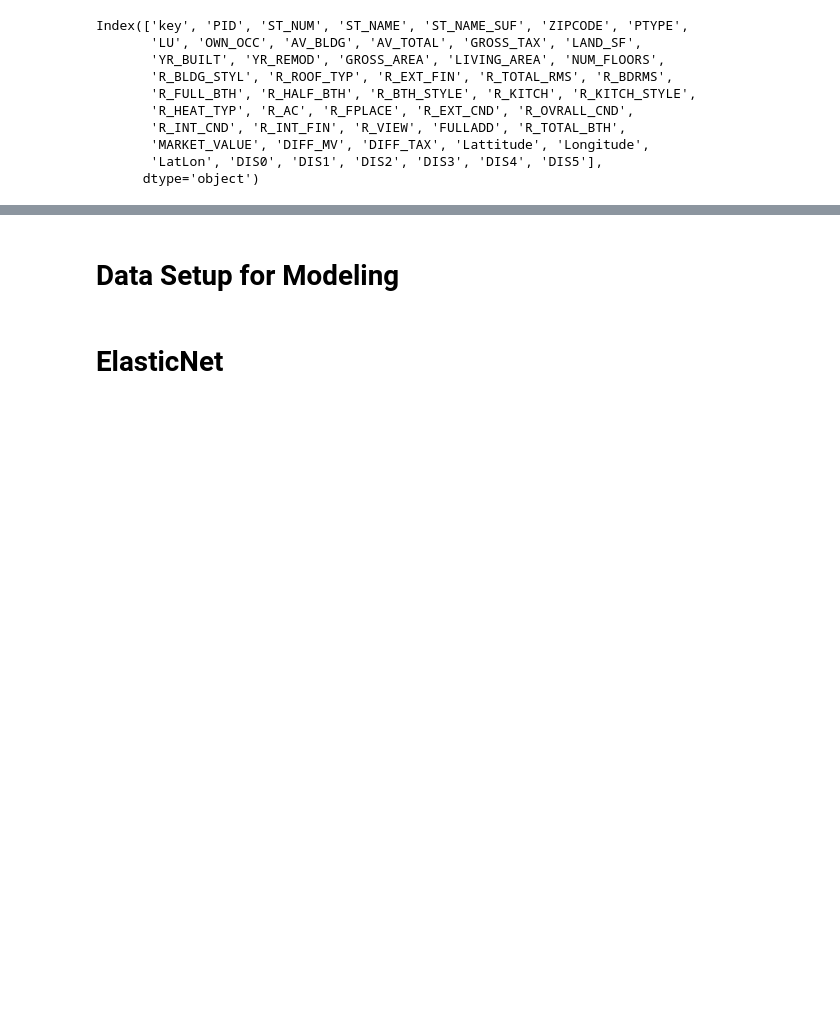
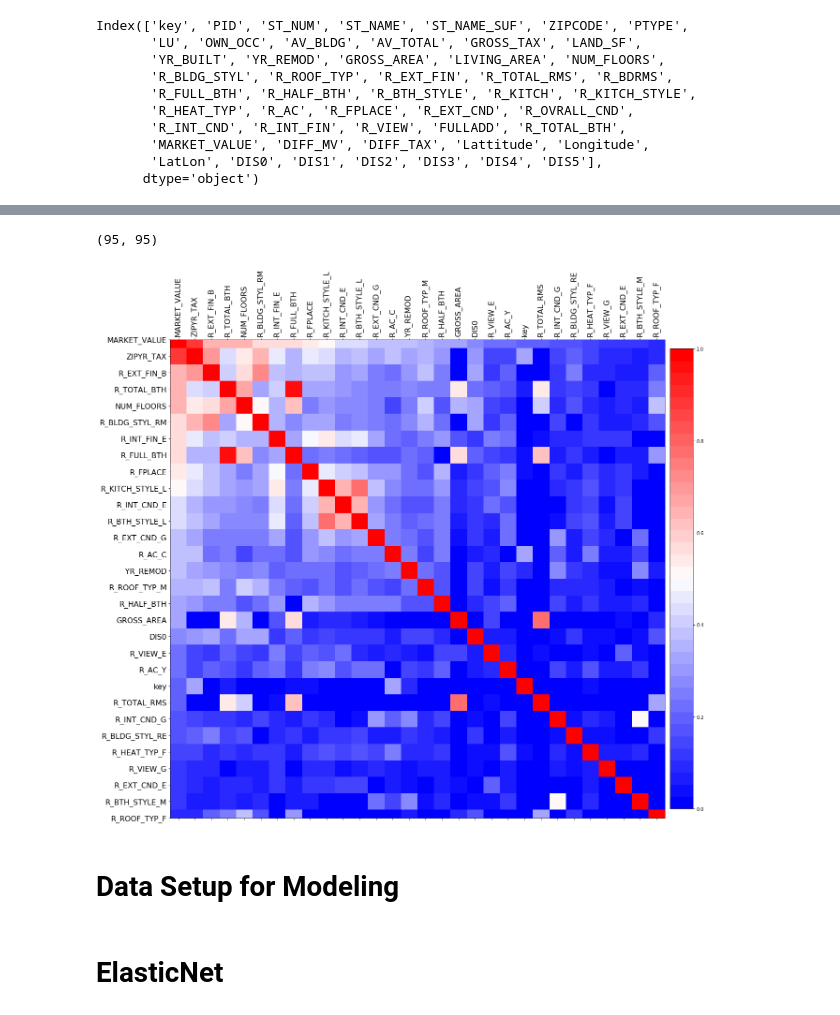
Before and after one commit to npatel37/quikflip, a Jupyter notebook: flaskexample/Model/Model.ipynb, the cells around one changed output, grey strips where cells are left out. Drawn from its saved outputs; the diff is of its cells as text; code cells hidden in the pictures; blank space fills up the shorter version.

```diff
--- a/flaskexample/Model/Model.ipynb
+++ b/flaskexample/Model/Model.ipynb
@@ -105,7 +58,18 @@ mybarplot("YR_REMOD","MARKET_VALUE",df2019,"Year Remodeled", "log(market value)"
 # %%
 Zips = pd.unique(df["ZIPCODE"])
 Years = pd.unique(df["key"])
-df["ZIP_MV"] = 0
+df2 = pd.DataFrame(columns=df.columns)
+
+for yr in Years:
+    temper = df[df["key"]==yr];
+    for zv in Zips:
+        temper2 = temper[temper["ZIPCODE"]==zv];
+        temper2["ZIPYR_TAX"] = temper2["AV_TOTAL"].mean()
+        df2 = df2.append(temper2)
+df2["ZIPYR_TAX"] = np.log(df2["ZIPYR_TAX"])
+
+df = df2.copy(deep=True);
+del df2
 df2 = pd.DataFrame(columns=df.columns)
 for zv in Zips:
     temper2 = df[df["ZIPCODE"]==zv];
@@ -124,12 +100,11 @@ See the caveats in the documentation: http://pandas.pydata.org/pandas-docs/stabl
 df2.to_csv("downsized_7.csv",index=False)
 # %%
-# collect features to be used for training, still need to do one-hot
 myfeat = ['key', 'PTYPE',
-       'LU', 'OWN_OCC', 'LAND_SF', 'YR_BUILT', 'YR_REMOD', 'GROSS_AREA', 'LIVING_AREA', 'NUM_FLOORS',
+       'LU', 'OWN_OCC', 'LAND_SF', 'YR_BUILT', 'YR_REMOD', 'GROSS_AREA', 'NUM_FLOORS',
        'R_BLDG_STYL', 'R_ROOF_TYP', 'R_EXT_FIN', 'R_TOTAL_RMS', 'R_BDRMS',
        'R_FULL_BTH', 'R_HALF_BTH', 'R_BTH_STYLE', 'R_KITCH', 'R_KITCH_STYLE',
-       'R_HEAT_TYP', 'R_AC', 'R_FPLACE', 'R_EXT_CND', 'R_OVRALL_CND',
-       'R_INT_CND', 'R_INT_FIN', 'R_VIEW', 'R_TOTAL_BTH','MARKET_VALUE', "ZIP_MV",
-        'DIS0', 'DIS1', 'DIS2', 'DIS3', 'DIS4', 'DIS5']
+       'R_HEAT_TYP', 'R_AC', 'R_FPLACE', 'R_EXT_CND',
+       'R_INT_CND', 'R_INT_FIN', 'R_VIEW', 'R_TOTAL_BTH','MARKET_VALUE', "ZIPYR_TAX",
+        'DIS0']
 data = df2[myfeat]
 # %%
@@ -162,5 +147,28 @@ for feat in data.columns:
     temper = data[data[feat].isna()]
     if(len(temper)>0):
         print(feat, len(temper))
+# %%
+from matplotlib import cm as cm
+
+corr = data.corr()
+print(corr.shape);
+corr = corr.sort_values(by="MARKET_VALUE",axis=0,ascending=False).sort_values(by="MARKET_VALUE",axis=1,ascending=False)
+
+plt.figure(figsize=(20,20));
+#plt.rcParams['figure.figsize'] = [20, 10]
+cmap = cm.get_cmap('bwr', 38);
+#plt.imshow(df.corr(), interpolation="nearest", cmap=cmap)
+
+maxc=30 #corr.shape[0]
+plt.matshow(corr.values[0:maxc,0:maxc], interpolation="nearest", cmap=cmap, fignum=1);
+
+plt.colorbar(fraction=0.044, pad=0.01)
+plt.clim(0,1)
+plt.xticks(range(maxc), corr.columns[0:maxc],rotation=90,size=16);
+plt.yticks(range(maxc), corr.columns[0:maxc],size=16);
+plt.show()
+# %% [output]
+(95, 95)
+[figure, added]
 # %% [markdown]
 # Data Setup for Modeling
```
Also changed, not shown: parts of 80 cells of this notebook, 1 other file.
